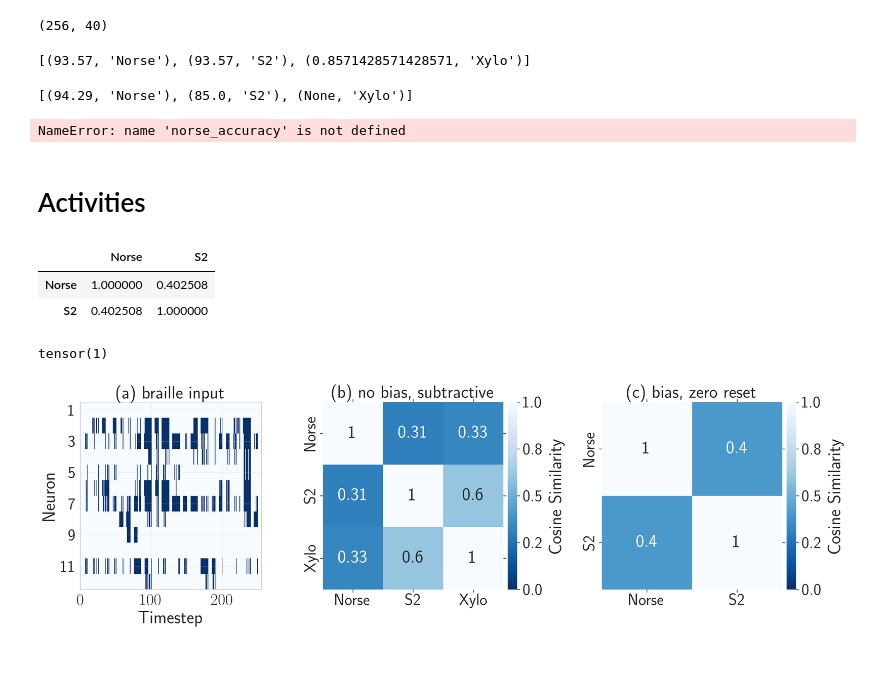
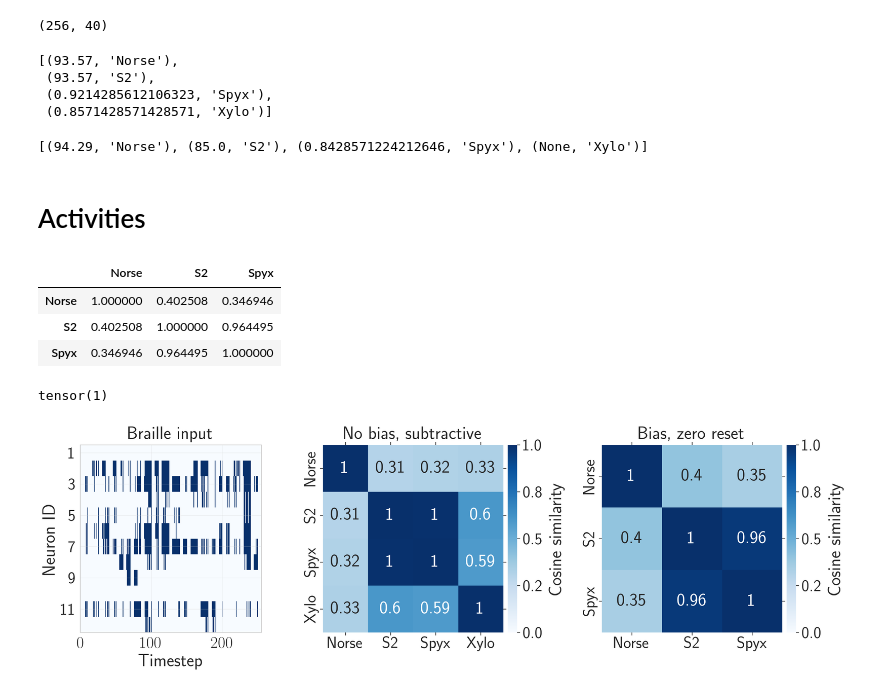
Before and after one commit to neuromorphs/NIR, a Jupyter notebook: paper/03_rnn/plots.ipynb, the cells around one changed output. Saved outputs shown, nothing was run; the diff lists cells and outputs as text; code cells hidden in the pictures; blank space fills up the shorter version.

```diff
--- a/paper/03_rnn/plots.ipynb
+++ b/paper/03_rnn/plots.ipynb
@@ -37,6 +41,7 @@ read_framework("norse", "activity")[0].shape
 frameworks = [
     "Norse",
     "S2",
+    "Spyx",
     "Xylo"
 ]
 # %%
@@ -46,19 +51,14 @@ acc_zero = np.stack([x[1] for x in acc])
 # %%
 list(zip(acc_sub, frameworks))
 # %% [output]
-[(93.57, 'Norse'), (93.57, 'S2'), (0.8571428571428571, 'Xylo')]
+[(93.57, 'Norse'),
+ (93.57, 'S2'),
+ (0.9214285612106323, 'Spyx'),
+ (0.8571428571428571, 'Xylo')]
 # %%
 list(zip(acc_zero, frameworks))
 # %% [output]
-[(94.29, 'Norse'), (85.0, 'S2'), (None, 'Xylo')]
+[(94.29, 'Norse'), (85.0, 'S2'), (0.8428571224212646, 'Spyx'), (None, 'Xylo')]
-# %%
-df = pandas.DataFrame([
-  ("Norse", "Xylo"),
-  (norse_accuracy, xylo_accuracy * 100)
-], index=["Model", "Accuracy"])
-print(df.to_latex(float_format="%.2f", header=False, bold_rows=True))
-# %% [output]
-NameError: name 'norse_accuracy' is not defined
 # %% [markdown]
 # Activities
 # %%
@@ -88,9 +88,10 @@ def calculate_similarities(activities):
 
 calculate_similarities(act_zero)
 # %% [output]
-|  | Norse | S2 |
-| Norse | 1.000000 | 0.402508 |
-| S2 | 0.402508 | 1.000000 |
+|  | Norse | S2 | Spyx |
+| Norse | 1.000000 | 0.402508 | 0.346946 |
+| S2 | 0.402508 | 1.000000 | 0.964495 |
+| Spyx | 0.346946 | 0.964495 | 1.000000 |
 # %%
 import torch
 
@@ -102,32 +103,33 @@ tensor(1)
 # %%
 plt.style.use("../plots.mplstyle")
 seaborn.set_context("paper", font_scale=3)
 seaborn.set_style("whitegrid")
 
 def plot_similarities(activities, ax):
     divs = calculate_similarities(activities)
-    seaborn.heatmap(divs.abs(), ax=ax, cmap="Blues_r", cbar_kws={"pad": 0.02}, annot=True, vmin=0)
+    seaborn.heatmap(divs.abs(), ax=ax, cmap="Blues", cbar_kws={"pad": 0.02}, annot=True, vmin=0)
 
 f, (a0, a1, a2) = plt.subplots(1, 3, figsize=(18, 5), dpi=300, width_ratios=[0.25, 0.3, 0.3], gridspec_kw={"wspace": 0.3})
 plot_similarities(act_sub, a1)
 plot_similarities(act_zero, a2)
 
-a0.set_title("(a) braille input")
-a1.set_title("(b) no bias, subtractive")
-a2.set_title("(c) bias, zero reset")
+a0.set_title("Braille input", pad=10)
+a1.set_title("No bias, subtractive", pad=10)
+a2.set_title("Bias, zero reset", pad=10)
 
 a0.imshow(d.T, cmap="Blues", aspect="auto", interpolation="none")
 a0.set_xlabel("Timestep")
-a0.set_ylabel("Neuron")
+a0.set_ylabel("Neuron ID")
 a0.set_yticks(range(0, 12, 2), range(1, 13, 2))
 
 for a in [a1, a2]:
-    a.collections[0].colorbar.set_label("Cosine Similarity", labelpad=10)
+    a.collections[0].colorbar.set_label("Cosine similarity", labelpad=10)
     # ax.collections[0].colorbar.ax.yaxis.set_ticks_position("left")
     a.collections[0].colorbar.ax.yaxis.set_major_formatter(matplotlib.ticker.FormatStrFormatter("%.1f"))
     a.collections[0].colorbar.ax.tick_params(pad=5)
     a.xaxis.set_ticks_position("both")
     a.yaxis.set_ticks_position("both")
+
 f.savefig("../figures/rnn_similarity.pdf", bbox_inches="tight")
 # %% [output]
-[figure, old version]
+[figure, new version]
```
Also changed, not shown: parts of 1 cell of this notebook, 6 other files.
